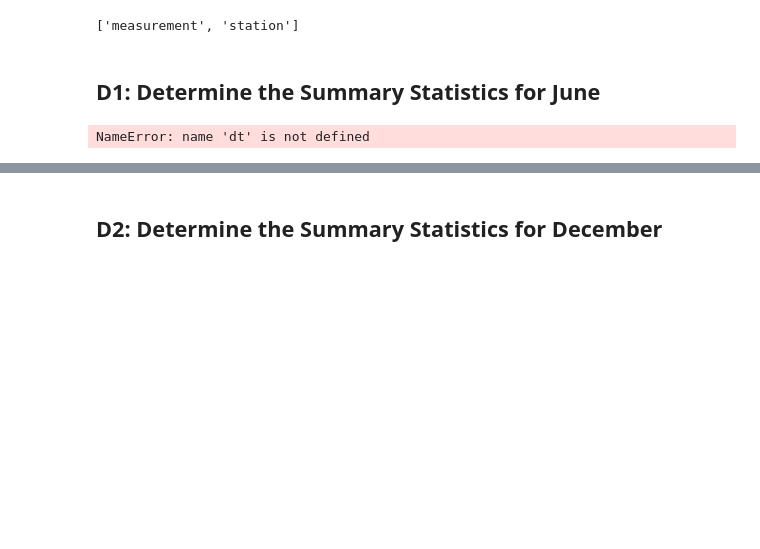
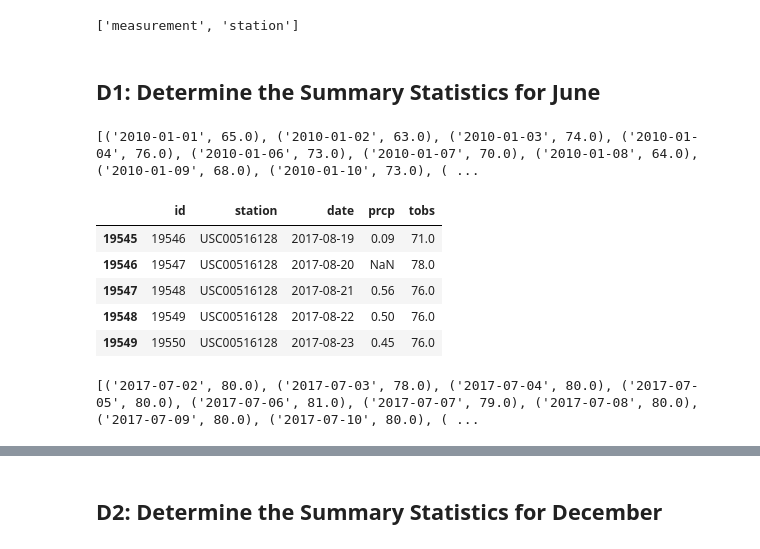
Before and after one commit to Mattiejordan/surfs_up, a Jupyter notebook: SurfsUp_Challenge.ipynb, the cells around one changed output, grey strips where cells are left out. Cells and saved outputs as stored; diff of their text form; code cells hidden in the pictures; blank space fills up the shorter version.

```diff
--- a/SurfsUp_Challenge.ipynb
+++ b/SurfsUp_Challenge.ipynb
@@ -27,20 +34,35 @@ Base.classes.keys()
 ['measurement', 'station']
 # %% [markdown]
 ## D1: Determine the Summary Statistics for June
+# %%
+# 1. Import the sqlalchemy extract function.
+from sqlalchemy import extract
+results = session.query(Measurement.date, Measurement.tobs).all()
+print(results)
+# %% [output]
+[('2010-01-01', 65.0), ('2010-01-02', 63.0), ('2010-01-03', 74.0), ('2010-01-04', 76.0), ('2010-01-06', 73.0), ('2010-01-07', 70.0), ('2010-01-08', 64.0), ('2010-01-09', 68.0), ('2010-01-10', 73.0), ( ...
+# %%
+query = "SELECT * FROM Measurement;"
+df = pd.read_sql(query, engine)
+df.tail()
+# %% [output]
+|  | id | station | date | prcp | tobs |
+| 19545 | 19546 | USC00516128 | 2017-08-19 | 0.09 | 71.0 |
+| 19546 | 19547 | USC00516128 | 2017-08-20 | NaN | 78.0 |
+| 19547 | 19548 | USC00516128 | 2017-08-21 | 0.56 | 76.0 |
+| 19548 | 19549 | USC00516128 | 2017-08-22 | 0.50 | 76.0 |
+| 19549 | 19550 | USC00516128 | 2017-08-23 | 0.45 | 76.0 |
 # %%
-# 1. Import the sqlalchemy extract function.
-from sqlalchemy import extract
+# 2. Write a query that filters the Measurement table to retrieve the temperatures for the month of June.
 
-# 2. Write a query that filters the Measurement table to retrieve the temperatures for the month of June.
-results = session.query(Measurement.date, Measurement.prcp).all()
 
 all_june = dt.date(2017, 8, 1)
 all_june = dt.date(2017, 8, 1) - dt.timedelta(days=30)
 
-results = session.query(Measurement.date, Measurement.prcp).filter(Measurement.date >= all_june).all()
+results = session.query(Measurement.date, Measurement.tobs).filter(Measurement.date >= all_june).all()
 
 print(results)
 # %% [output]
-NameError: name 'dt' is not defined
+[('2017-07-02', 80.0), ('2017-07-03', 78.0), ('2017-07-04', 80.0), ('2017-07-05', 80.0), ('2017-07-06', 81.0), ('2017-07-07', 79.0), ('2017-07-08', 80.0), ('2017-07-09', 80.0), ('2017-07-10', 80.0), ( ...
 # %%
 #  3. Convert the June temperatures to a list.
```
Also changed, not shown: parts of 10 cells of this notebook.
